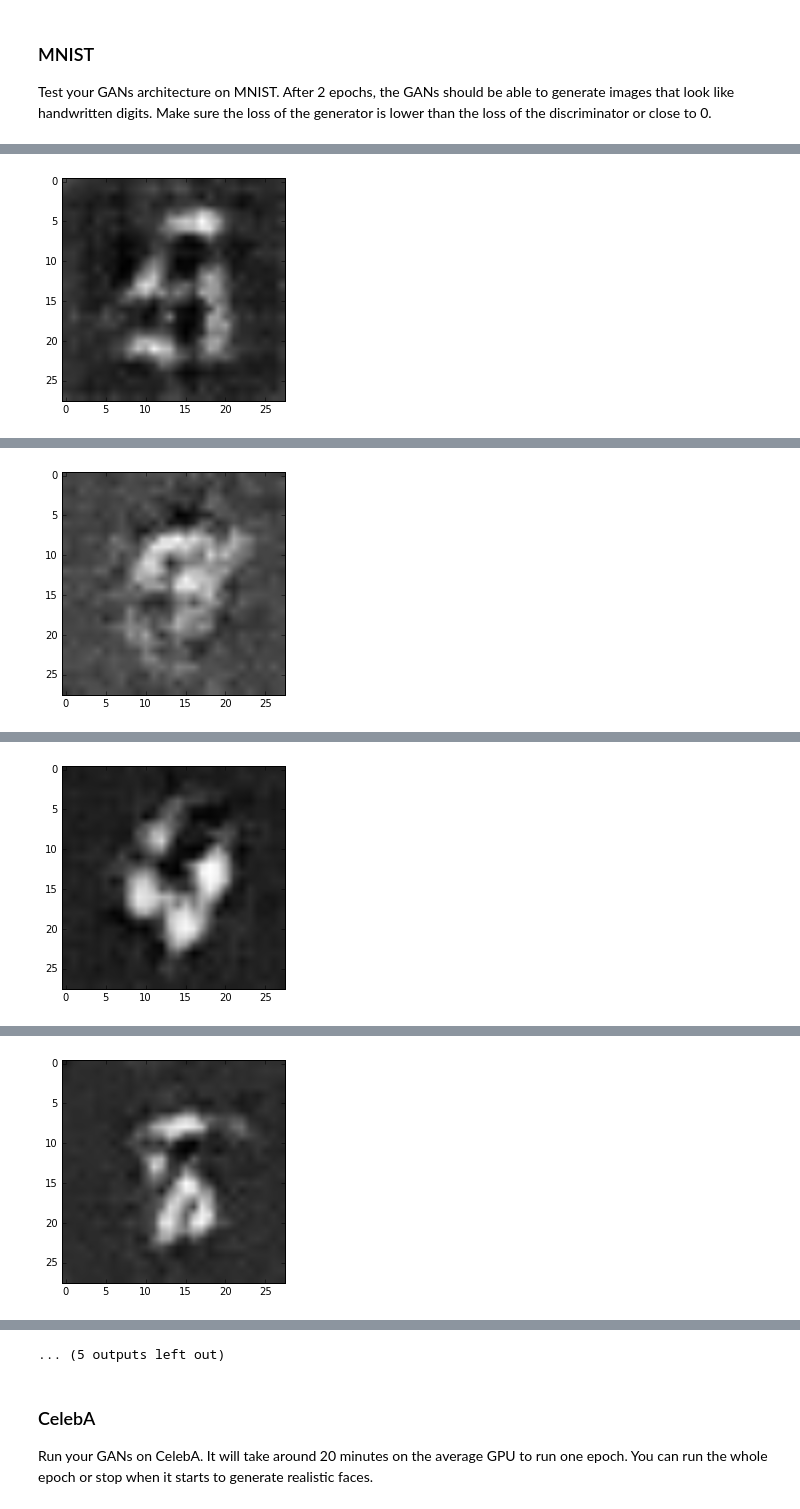
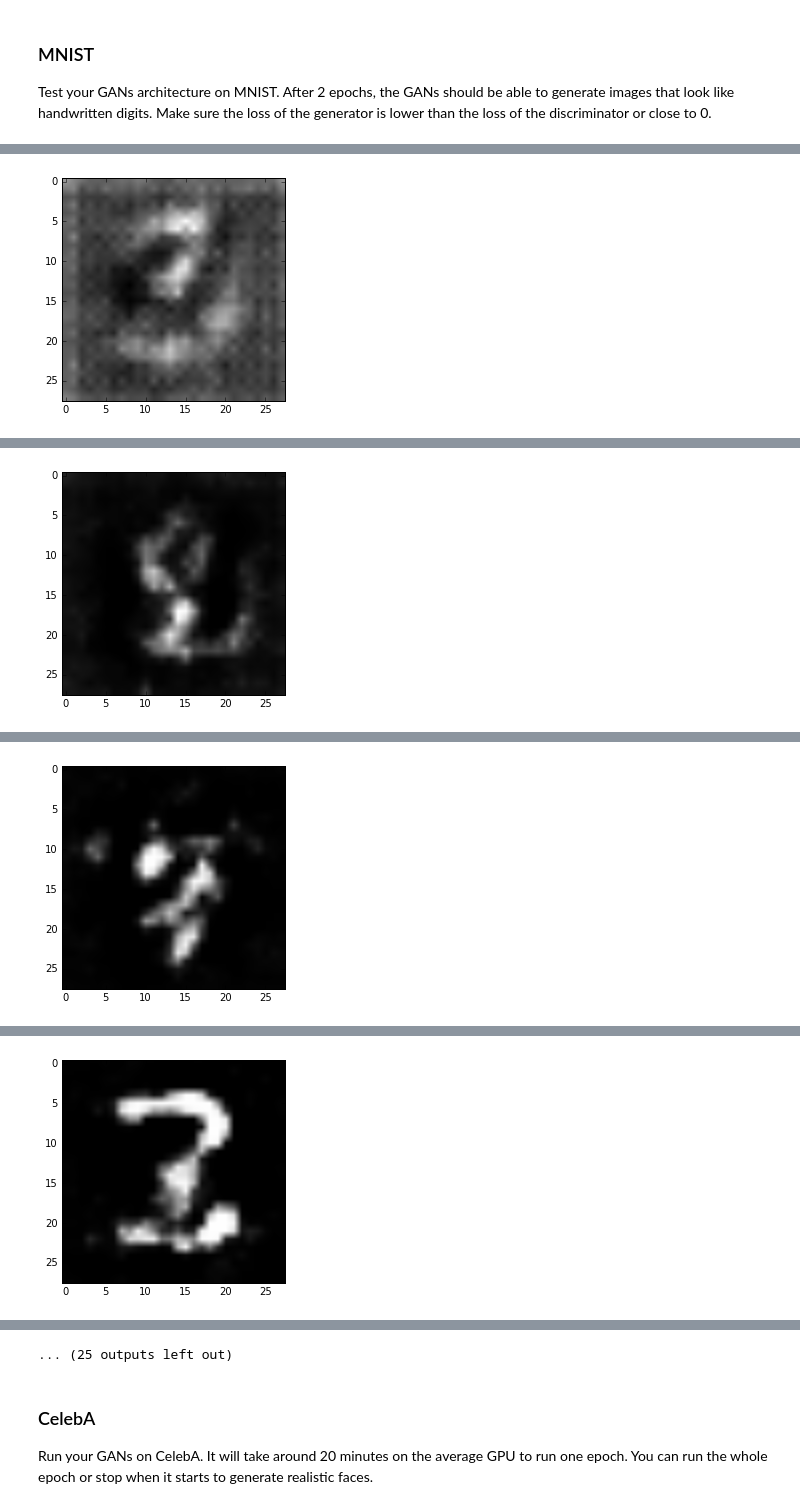
Before and after one commit to LRParser/DCGAN-face-generation, a Jupyter notebook: dlnd_face_generation.ipynb, the cells around one changed output, grey strips where cells are left out. Cells and saved outputs as stored; diff of their text form; code cells hidden in the pictures.

```diff
--- a/dlnd_face_generation.ipynb
+++ b/dlnd_face_generation.ipynb
@@ -191,19 +195,20 @@ def generator(z, out_channel_dim, is_train=True):
 
     with tf.variable_scope('generator', reuse=not is_train):
         # First fully connected layer
-        x1 = tf.layers.dense(z, 7*7*112)
+        x1 = tf.layers.dense(z, 7*7*224)
         # Reshape it to start the convolutional stack
-        x1 = tf.reshape(x1, (-1, 7, 7, 112))
+        x1 = tf.reshape(x1, (-1, 7, 7, 224))
         x1 = tf.layers.batch_normalization(x1, training=is_train)
         x1 = tf.maximum(alpha * x1, x1)
         # 7x7x224 now
 
-        x2 = tf.layers.conv2d_transpose(x1, 56, 5, strides=2, padding='same')
+        x2 = tf.layers.conv2d_transpose(x1, 112, 5, strides=2, padding='same')
         x2 = tf.layers.batch_normalization(x2, training=is_train)
         x2 = tf.maximum(alpha * x2, x2)
         # 14x14x112 now
 
         logits = tf.layers.conv2d_transpose(x2, out_channel_dim, 5, strides=2, padding='same')
+        # 28x28x56 now
 
         out = tf.tanh(logits)
 
@@ -267,20 +272,17 @@ def model_opt(d_loss, g_loss, learning_rate, beta1):
     :return: A tuple of (discriminator training operation, generator training operation)
     """
     # TODO: Implement Function
+    t_vars = tf.trainable_variables()
+    g_vars = [var for var in t_vars if var.name.startswith('generator')]
+    d_vars = [var for var in t_vars if var.name.startswith('discriminator')]
+
     update_ops = tf.get_collection(tf.GraphKeys.UPDATE_OPS)
-    g_update_ops = [op for op in update_ops if op.name.startswith('generator')]
+    gen_updates = [opt for opt in update_ops if opt.name.startswith('generator')]
+    d_train_opt = tf.train.AdamOptimizer(learning_rate=learning_rate, beta1=beta1).minimize(d_loss, var_list=d_vars)
+    with tf.control_dependencies(gen_updates):
+        g_train_opt = tf.train.AdamOptimizer(learning_rate=learning_rate,beta1=beta1).minimize(g_loss, var_list=g_vars)
 
-    with tf.control_dependencies(g_update_ops):
-
-        t_vars = tf.trainable_variables()
-        d_vars = [var for var in t_vars if var.name.startswith('discriminator')]
-        g_vars = [var for var in t_vars if var.name.startswith('generator')]
-
-        # Optimize
-        d_train_opt = tf.train.AdamOptimizer(learning_rate, beta1=beta1).minimize(d_loss, var_list=d_vars)
-        g_train_opt = tf.train.AdamOptimizer(learning_rate, beta1=beta1).minimize(g_loss, var_list=g_vars)
-
-        return d_train_opt, g_train_opt
+    return d_train_opt, g_train_opt
 
 """
 DON'T MODIFY ANYTHING IN THIS CELL THAT IS BELOW THIS LINE
@@ -342,7 +344,7 @@ def train(epoch_count, batch_size, z_dim, learning_rate, beta1, get_batches, dat
     # TODO: Build Model
 
 
-    input_real, input_z, _ = model_inputs(data_shape[1], data_shape[2], data_shape[3], z_dim)
+    input_real, input_z, lr = model_inputs(data_shape[1], data_shape[2], data_shape[3], z_dim)
 
     d_loss, g_loss = model_loss(input_real, input_z, data_shape[3])
     d_opt, g_opt = model_opt(d_loss, g_loss, learning_rate, beta1)
@@ -354,13 +356,17 @@ def train(epoch_count, batch_size, z_dim, learning_rate, beta1, get_batches, dat
             for batch_images in get_batches(batch_size):
                 steps += 1
 
-                # Sample random noise for G
+                # Normalize inputs
+                batch_images *= 2
+
+                # Random noise for G
                 batch_z = np.random.uniform(-1, 1, size=(batch_size, z_dim))
 
-                # Run optimizers
-                _ = sess.run(d_opt, feed_dict={input_real: batch_images, input_z: batch_z})
+                # g optimizer is run multiple times
+                _ = sess.run(d_opt, feed_dict={input_z: batch_z, input_real: batch_images})
                 _ = sess.run(g_opt, feed_dict={input_z: batch_z, input_real: batch_images})
                 _ = sess.run(g_opt, feed_dict={input_z: batch_z, input_real: batch_images})
+                # _ = sess.run(g_opt, feed_dict={input_z: batch_z, input_real: batch_images})
 
 
                 if steps % 10 == 0:
@@ -378,10 +384,10 @@ def train(epoch_count, batch_size, z_dim, learning_rate, beta1, get_batches, dat
 ### MNIST
 Test your GANs architecture on MNIST.  After 2 epochs, the GANs should be able to generate images that look like handwritten digits.  Make sure the loss of the generator is lower than the loss of the discriminator or close to 0.
 # %%
-batch_size = 128
+batch_size = 64
 z_dim = 100
 learning_rate = 0.0002
-beta1 = 0.5
+beta1 = 0.1
 
 
 """
@@ -407 +413 @@ Epoch 1/2... Discriminator Loss: 0.6850... Generator Loss: 0.9883
-[figure, old version]
+[figure, new version]
@@ -418 +424 @@ Epoch 1/2... Discriminator Loss: 0.6711... Generator Loss: 1.0035
-[figure, old version]
+[figure, new version]
@@ -429 +435 @@ Epoch 1/2... Discriminator Loss: 0.2896... Generator Loss: 1.7812
-[figure, old version]
+[figure, new version]
@@ -440 +446 @@ Epoch 1/2... Discriminator Loss: 0.2078... Generator Loss: 2.2427
-[figure, old version]
+[figure, new version]
@@ -469,4 +469,4 @@ Epoch 2/2... Discriminator Loss: 0.2799... Generator Loss: 1.7781
-... (5 outputs left out)
+... (25 outputs left out)
 # %% [markdown]
 ### CelebA
 Run your GANs on CelebA.  It will take around 20 minutes on the average GPU to run one epoch.  You can run the whole epoch or stop when it starts to generate realistic faces.
```
Also changed, not shown: parts of 4 cells of this notebook, 1 other file.
